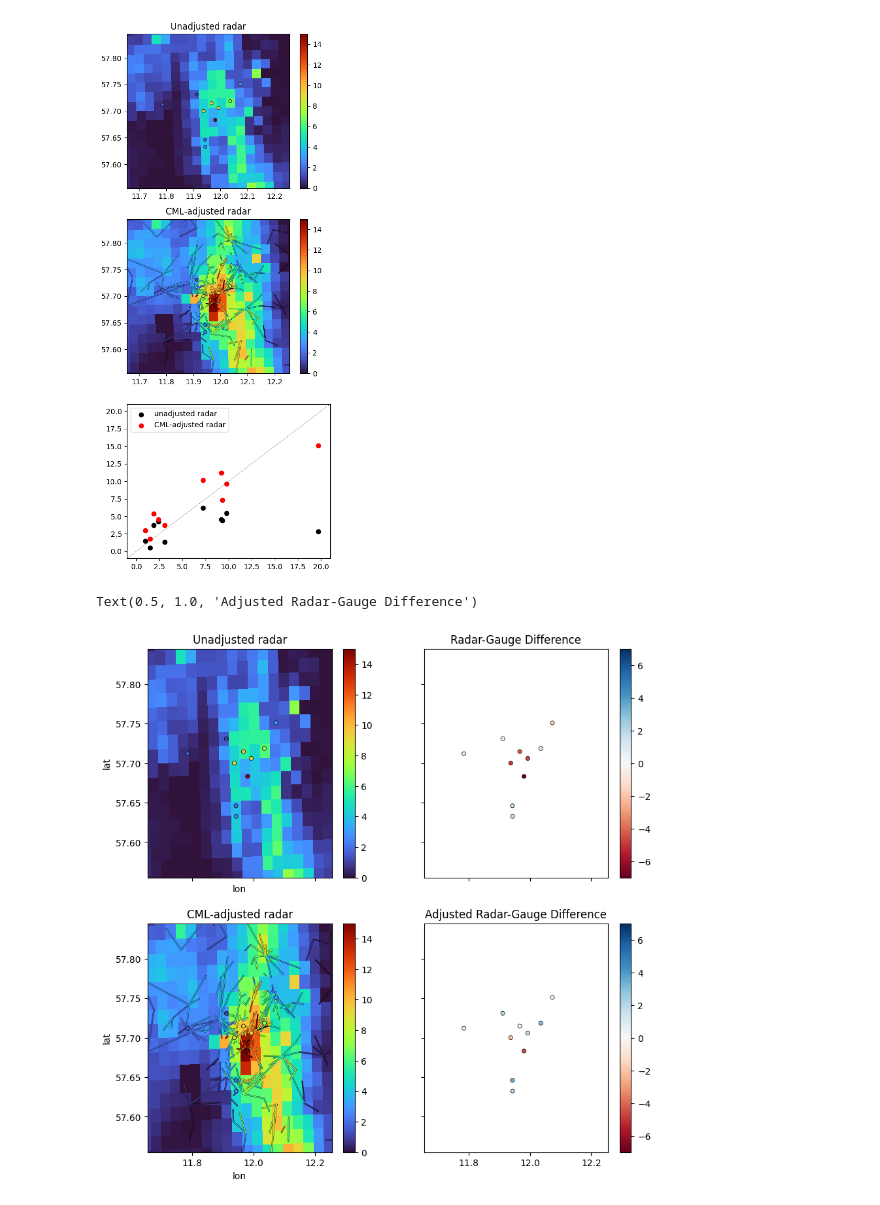
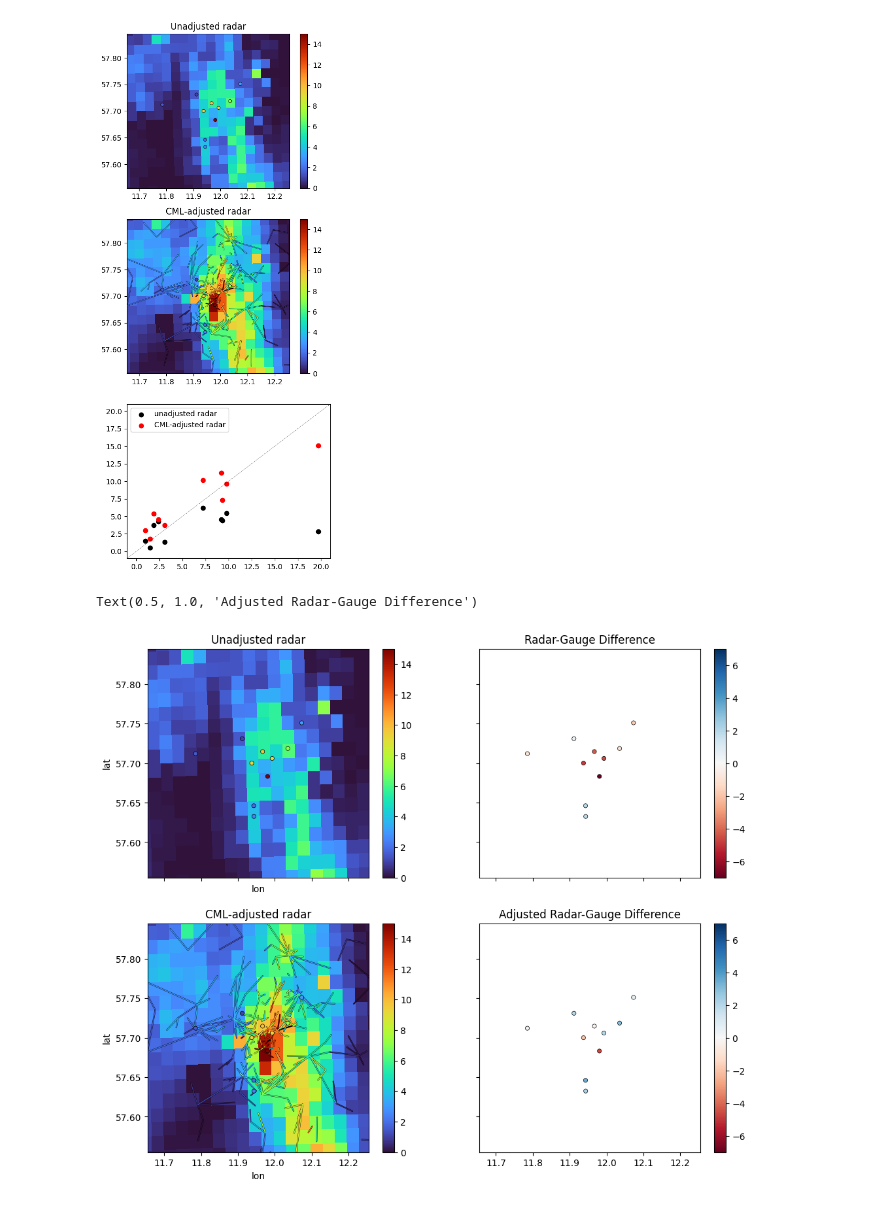
Before and after one commit to OpenSenseAction/OpenSenseAction.github.io, a Jupyter notebook: software-ecosystem/combined.ipynb, the cells around one changed output. Cells and saved outputs as stored; diff of their text form; code cells hidden in the pictures.

```diff
--- a/software-ecosystem/combined.ipynb
+++ b/software-ecosystem/combined.ipynb
@@ -463,7 +446,7 @@ axs[2].set_ylim(-1, 21)
 (-1.0, 21.0)
 [figure]
 # %%
-fig, axs = plt.subplots(2, 2, figsize=(10, 10), sharex=True, sharey=True)
+fig, axs = plt.subplots(2, 2, figsize=(12, 10), sharex=True, sharey=True)
 
 plg.plot_map.plot_plg(
     da_grid=R_radar.sel(time=t),
@@ -486,31 +469,31 @@ plg.plot_map.plot_plg(
 
 plg.plot_map.plot_plg(
     #da_grid=R_radar.sel(time=t),
     da_gauges=R_rad_at_gauge - R_gauges.sel(time=t),
     vmin=vmin,
     vmax=vmax,
     cmap='Grays',
     ax=axs[0, 1],
     kwargs_gauges_plot={'cmap': 'RdBu', 'vmin': vmin_diff, 'vmax': vmax_diff},
 )
 
 plg.plot_map.plot_plg(
     #da_grid=R_grid_idw,
     da_gauges=R_adjusted_rad_at_gauge - R_gauges.sel(time=t),
     vmin=vmin,
     vmax=vmax,
     cmap='Grays',
     ax=axs[1, 1],
     kwargs_gauges_plot={'cmap': 'RdBu', 'vmin': vmin_diff, 'vmax': vmax_diff},
 );
 
 axs[0, 0].set_xlim(11.655, 12.255)
 axs[0, 0].set_ylim(57.555, 57.845)
 
 axs[0, 0].set_title('Unadjusted radar')
 axs[1, 0].set_title('CML-adjusted radar')
 axs[0, 1].set_title('Radar-Gauge Difference')
 axs[1, 1].set_title('Adjusted Radar-Gauge Difference')
 # %% [output]
 Text(0.5, 1.0, 'Adjusted Radar-Gauge Difference')
-[figure, old version]
+[figure, new version]
```
Also changed, not shown: parts of 1 cell of this notebook.
